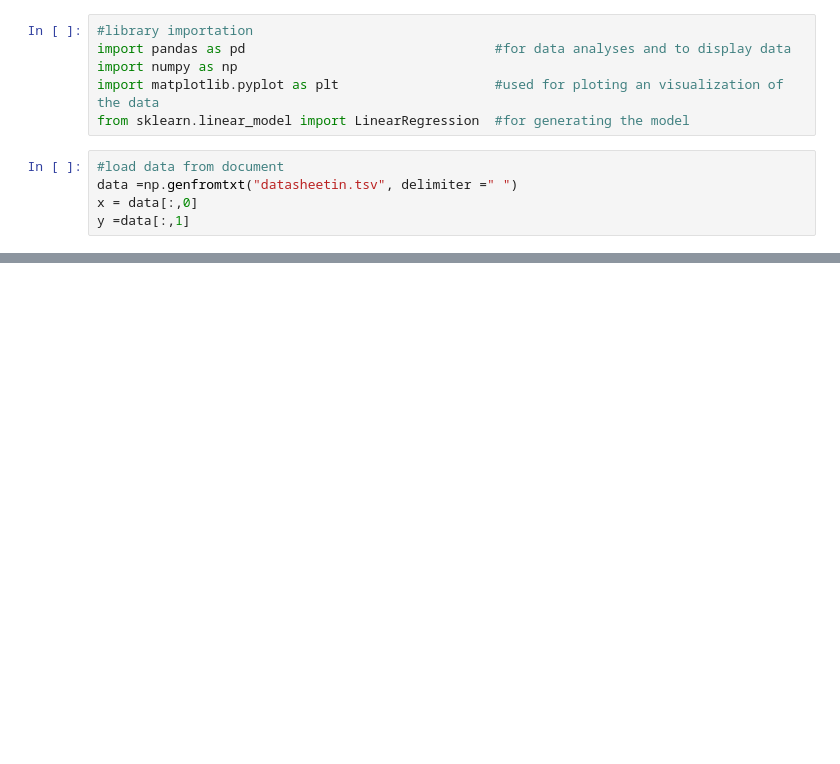
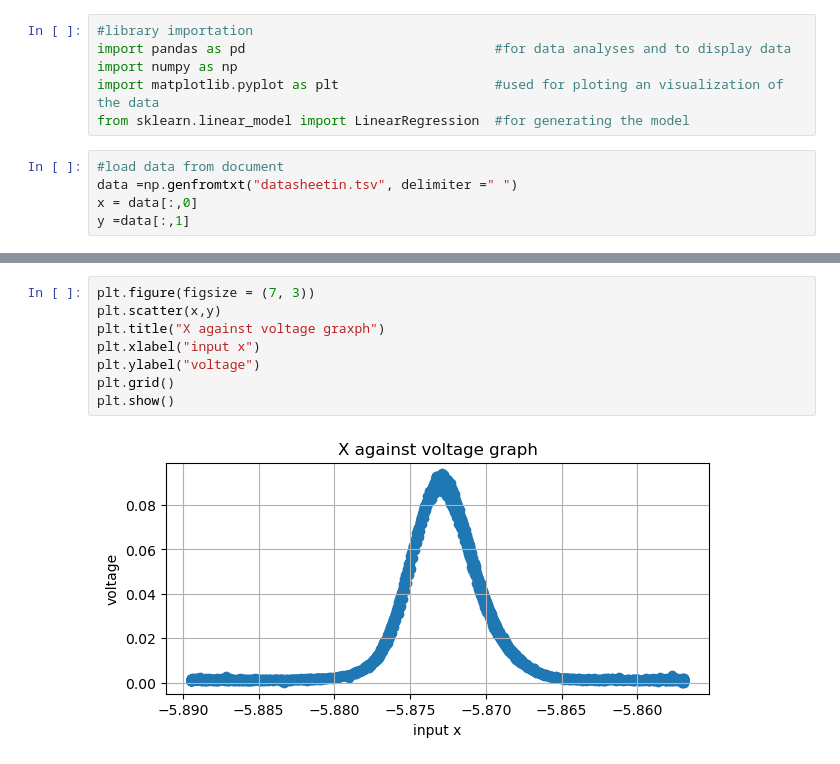
Before and after one commit to Carlglain/TanglaTec-internship, a Jupyter notebook: week1projectworking/week1.ipynb, the cells around one changed output, grey strips where cells are left out. Drawn from its saved outputs; the diff is of its cells as text; blank space fills up the shorter version.

```diff
--- a/week1projectworking/week1.ipynb
+++ b/week1projectworking/week1.ipynb
@@ -29,0 +36,10 @@ display(df)
+# %%
+plt.figure(figsize = (7, 3))
+plt.scatter(x,y)
+plt.title("X against voltage graxph")
+plt.xlabel("input x")
+plt.ylabel("voltage")
+plt.grid()
+plt.show()
+# %% [output]
+[figure, added]
```
Also changed, not shown: parts of 6 cells of this notebook, 3 other files.
